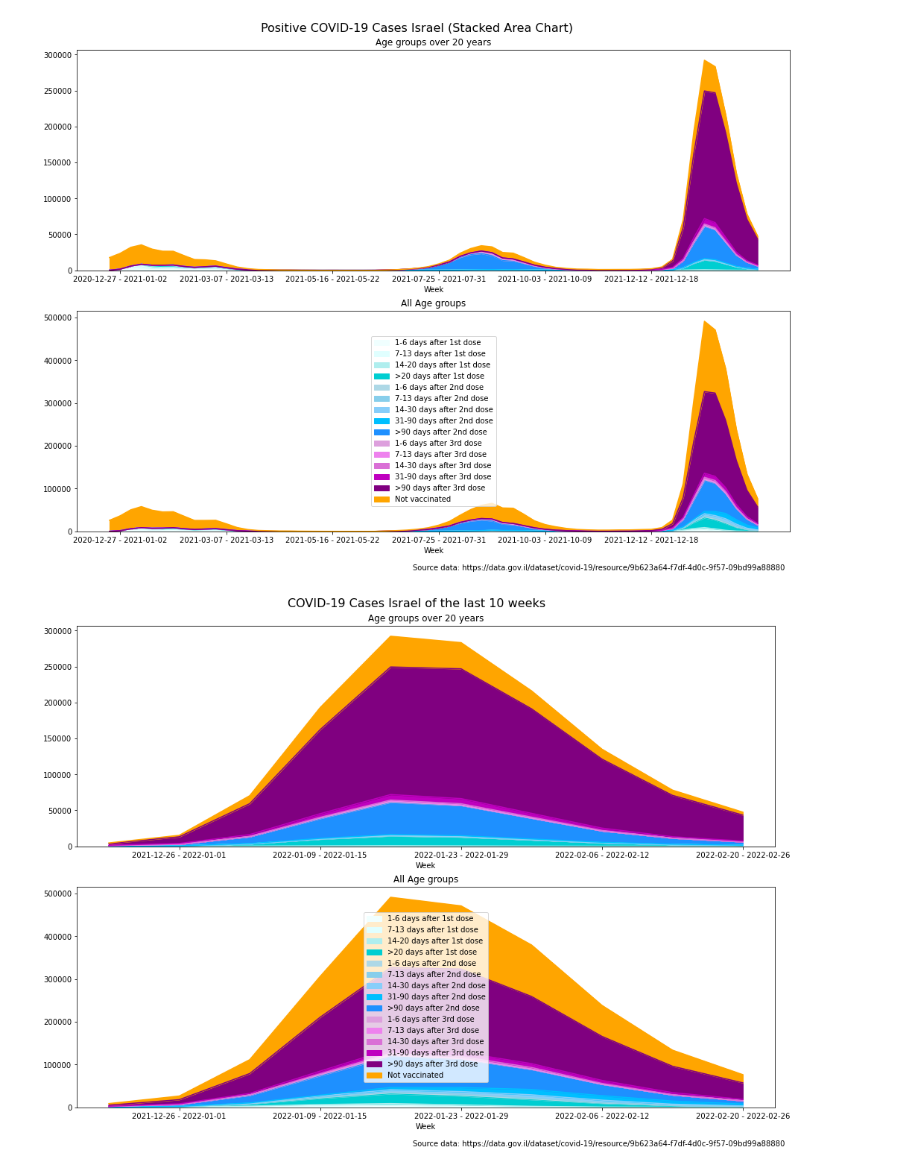
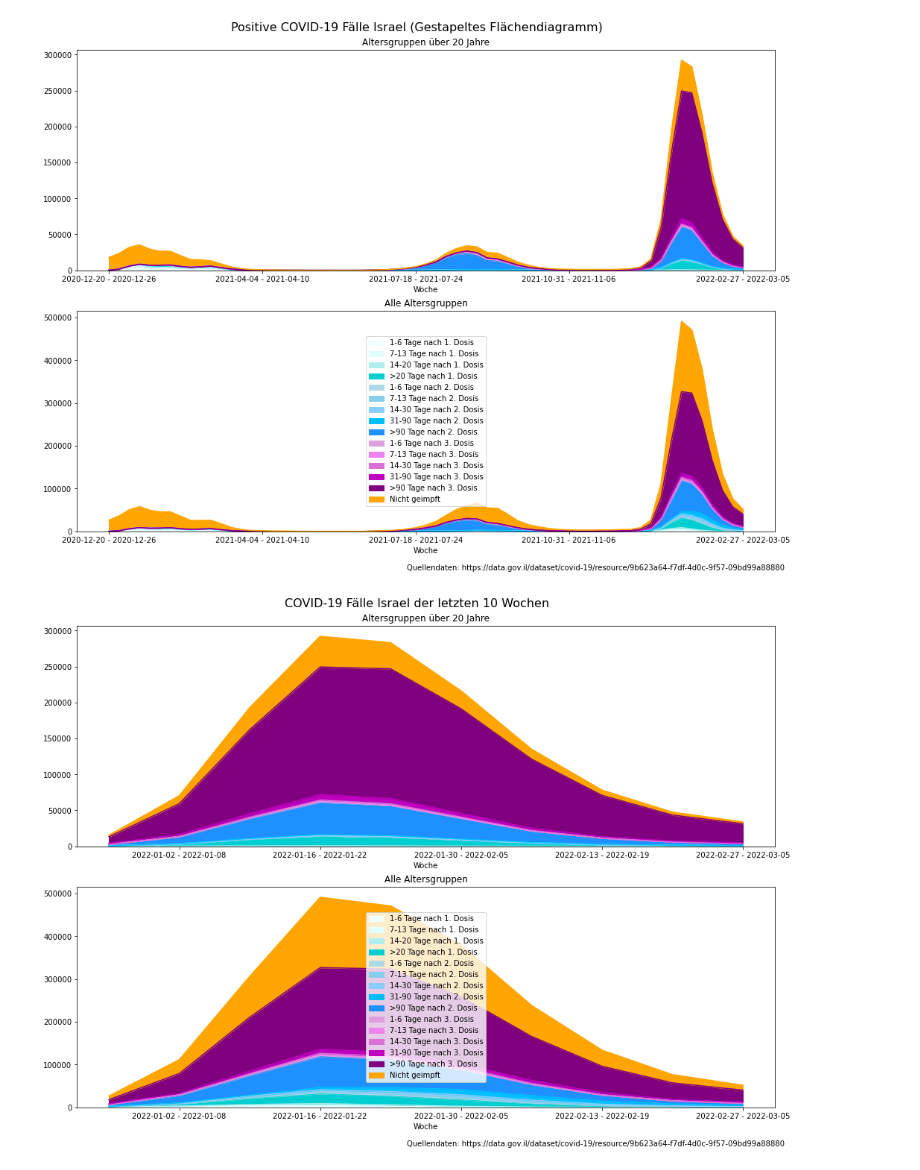
Before and after one commit to Maximilian3141/isr_detailed_vacc_case_data, a Jupyter notebook: isr_detail_v2.ipynb, the cells around one changed output. Cells and saved outputs as stored; diff of their text form; code cells hidden in the pictures.

```diff
--- a/isr_detail_v2.ipynb
+++ b/isr_detail_v2.ipynb
@@ -6,12 +6,12 @@ import seaborn as sb
 #
 #https://data.gov.il/dataset/covid-19/resource/9b623a64-f7df-4d0c-9f57-09bd99a88880
 #
-df = pd.read_csv("cases-among-vaccinated-203.csv", index_col=0)
+df = pd.read_csv("cases-among-vaccinated-205.csv", index_col=0)
 df = df.fillna(0)
 df = df.replace(['<5'],0)
 #
 #Set Language
-language = "english" #german, else english
+language = "german" #german, else english
 #
 last_entry = df.index[-1] #Last Entry Date
 #
@@ -148,23 +148,23 @@ df_adults.rename(columns={"positive_1_6_days_after_1st_dose": "%s" % s_positive_
 # %%
 fig=plt.figure(figsize=(14,10),constrained_layout=True )
 fig.suptitle(s_titel1, fontsize=16) #s_titel1
 fig.tight_layout()
 #
 ax1=fig.add_subplot(211)
 ax1.set_title(s_subtitel1) #s_subtitel1
 #
 ax2=fig.add_subplot(212)
 ax2.set_title(s_subtitel2) #s_subtitel2
 #
 #
-xtks = [1,11,21,31,41,51]
+xtks = [0,15,30,45,62]
 df_adults.plot.area(ax=ax1, color=colors, xlabel = s_week, xticks = xtks, legend=False)
 df.plot.area(ax=ax2, color=colors, xlabel = s_xlbl1, xticks = xtks, legend=False)
 plt.legend(loc='center')#, bbox_to_anchor=(1, 0.5))
 plt.figtext(0.99, -0.025, s_source, horizontalalignment='right')
 plt.savefig("israel_stacked_detail_%s.jpg" %language, format='jpg',dpi=150, bbox_inches='tight')
 # %% [output]
-[figure, old version]
+[figure, new version]
 # %%
 fig2=plt.figure(figsize=(14,10),constrained_layout=True )
 fig2.suptitle(s_fig2_suptitle, fontsize=16)
@@ -185,7 +185,7 @@ plt.legend(loc='center')#, bbox_to_anchor=(1, 0.5))
 plt.figtext(0.99, -0.025, s_source, horizontalalignment='right')
 plt.savefig("israel_stacked_detail_recent_%s.jpg" %language, format='jpg',dpi=150, bbox_inches='tight')
 # %% [output]
-[figure, old version]
+[figure, new version]
 # %%
 #df_adults.tail()
 # %%
```
Also changed, not shown: parts of 6 cells of this notebook, 9 other files.
